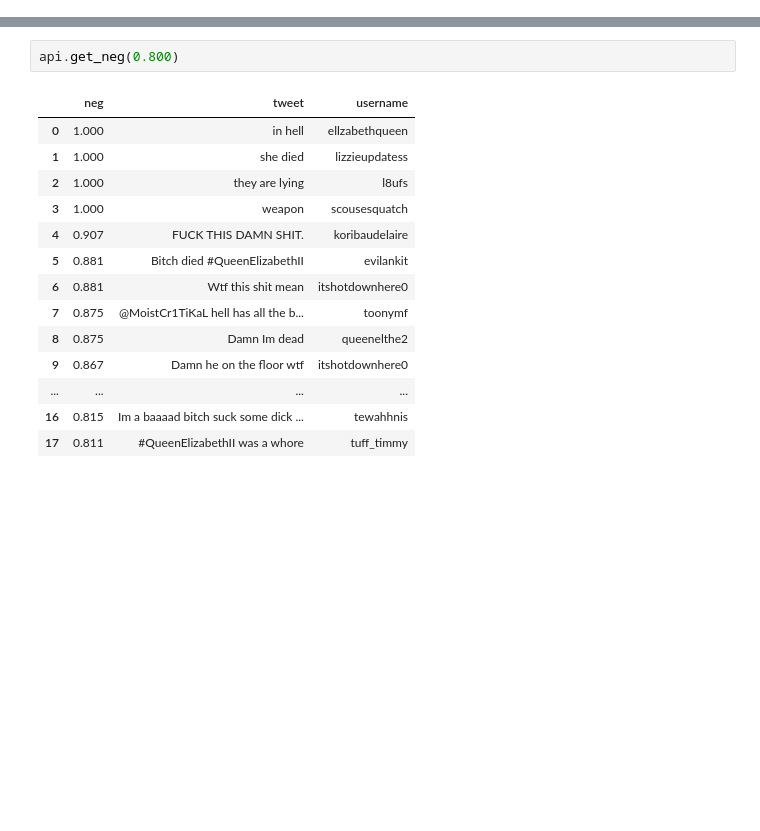
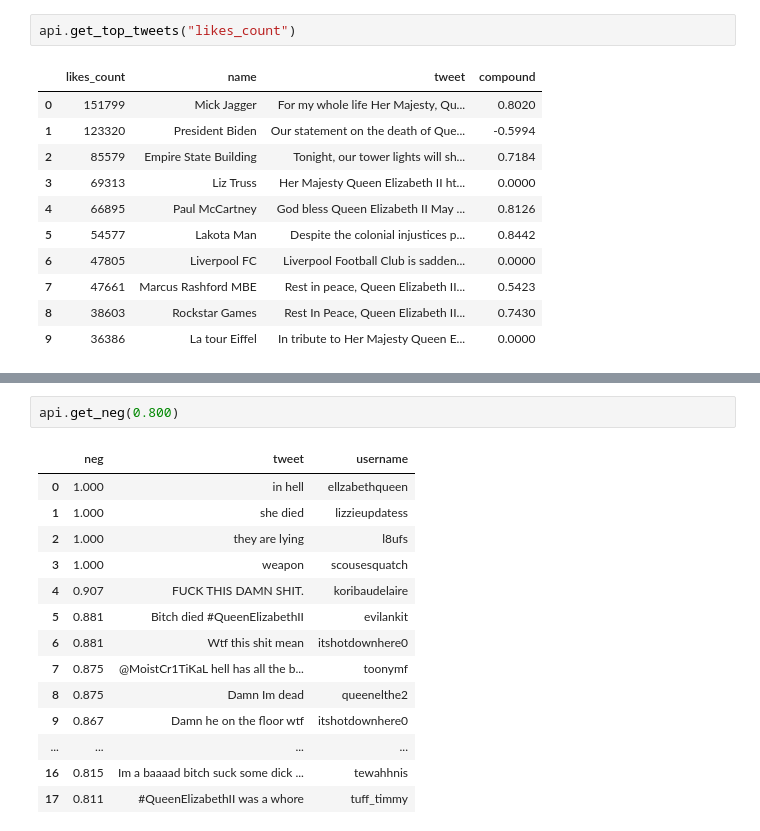
Before and after one commit to GuilleNes/project-IV-sentiment-analysis-api, a Jupyter notebook: main.ipynb, the cells around one changed output, grey strips where cells are left out. Saved outputs shown, nothing was run; the diff lists cells and outputs as text; blank space fills up the shorter version.

```diff
--- a/main.ipynb
+++ b/main.ipynb
@@ -46,0 +76,14 @@ api.get_top_tweets("retweets_count")
+# %%
+api.get_top_tweets("likes_count")
+# %% [output]
+|  | likes_count | name | tweet | compound |
+| 0 | 151799 | Mick Jagger | For my whole life Her Majesty, Qu... | 0.8020 |
+| 1 | 123320 | President Biden | Our statement on the death of Que... | -0.5994 |
+| 2 | 85579 | Empire State Building | Tonight, our tower lights will sh... | 0.7184 |
+| 3 | 69313 | Liz Truss | Her Majesty Queen Elizabeth II ht... | 0.0000 |
+| 4 | 66895 | Paul McCartney | God bless Queen Elizabeth II May ... | 0.8126 |
+| 5 | 54577 | Lakota Man | Despite the colonial injustices p... | 0.8442 |
+| 6 | 47805 | Liverpool FC | Liverpool Football Club is sadden... | 0.0000 |
+| 7 | 47661 | Marcus Rashford MBE | Rest in peace, Queen Elizabeth II... | 0.5423 |
+| 8 | 38603 | Rockstar Games | Rest In Peace, Queen Elizabeth II... | 0.7430 |
+| 9 | 36386 | La tour Eiffel | In tribute to Her Majesty Queen E... | 0.0000 |
```
Also changed, not shown: parts of 14 cells of this notebook, 6 other files.
